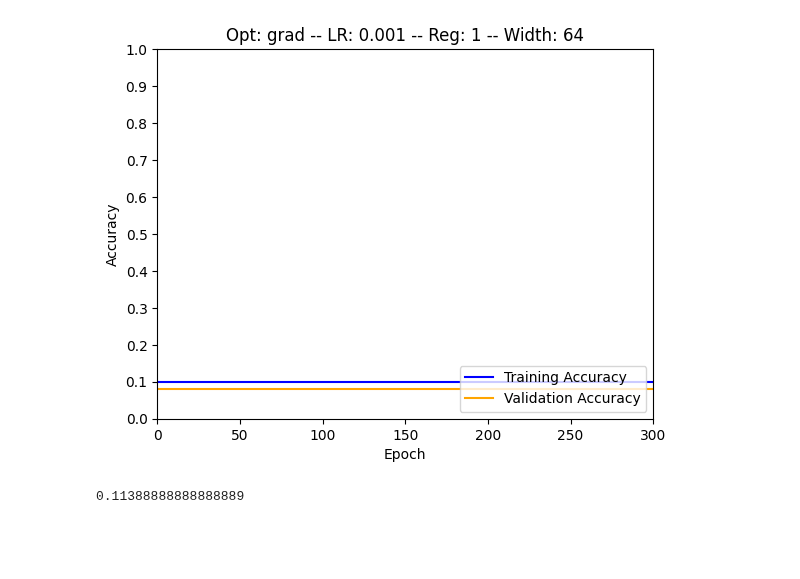
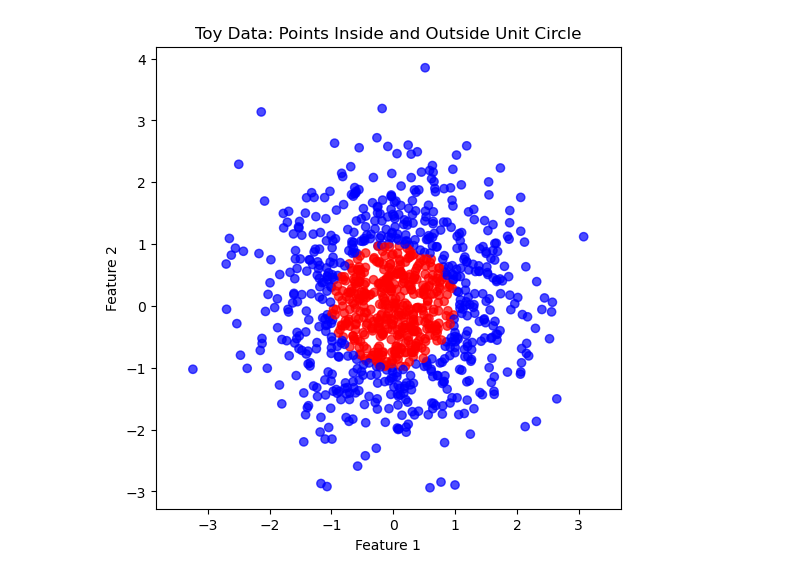
Before and after one commit to binDebug3/FoldAndCutNetworks, a Jupyter notebook: Jeddy.ipynb, the cells around one changed output. Cells and saved outputs as stored; diff of their text form; code cells hidden in the pictures; blank space fills up the shorter version.

Commit message:
tests and pytorch model

```diff
--- a/Jeddy.ipynb
+++ b/Jeddy.ipynb
@@ -50,21 +0,0 @@ Y = cut[:,1] > .6
-# %%
-# import small digits dataset
-
-digits = load_digits()
-X = digits.data
-y = digits.target
-
-# split the data
-X_train, X_test, y_train, y_test = train_test_split(X, y, test_size=0.2)
-X_train, X_val, y_train, y_val = train_test_split(X_train, y_train, test_size=0.2)
-
-# set up the model
-model = OrigamiNetwork(layers=2, epochs=300, optimizer='grad',learning_rate=0.001)
-model.fit(X_train, y_train, X_val, y_val)
-
-# get the predictions
-y_hat = model.predict(X_test)
-print(accuracy_score(y_test, y_hat))
-# %% [output]
-[figure, removed]
-0.11388888888888889
@@ -70,0 +77,23 @@ print(accuracy_score(y_test, y_hat))
+# %%
+# Set random seed for reproducibility
+np.random.seed(42)
+
+# Number of samples
+n_samples = 1000
+
+width = 2
+# Generate random points in 2D space
+X = np.random.randn(n_samples, width)
+
+# Labels: Points inside the unit circle are labeled True (1), others False (0)
+y = (np.linalg.norm(X, axis=1) < 1).astype(int)
+
+plt.figure(figsize=(6, 6))
+plt.scatter(X[:, 0], X[:, 1], c=y, cmap='bwr', alpha=0.7)
+plt.title('Toy Data: Points Inside and Outside Unit Circle')
+plt.xlabel('Feature 1')
+plt.ylabel('Feature 2')
+plt.axis('equal')
+plt.show()
+# %% [output]
+[figure, added]
```
Also changed, not shown: parts of 11 cells of this notebook, 1 other file.
